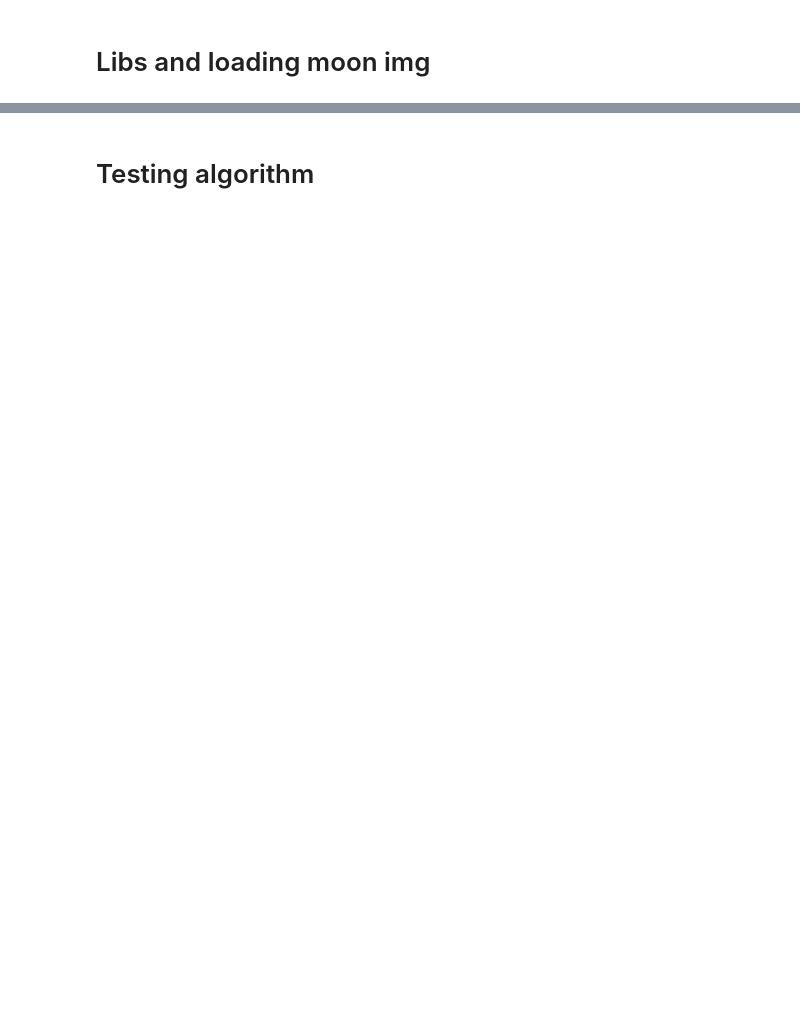
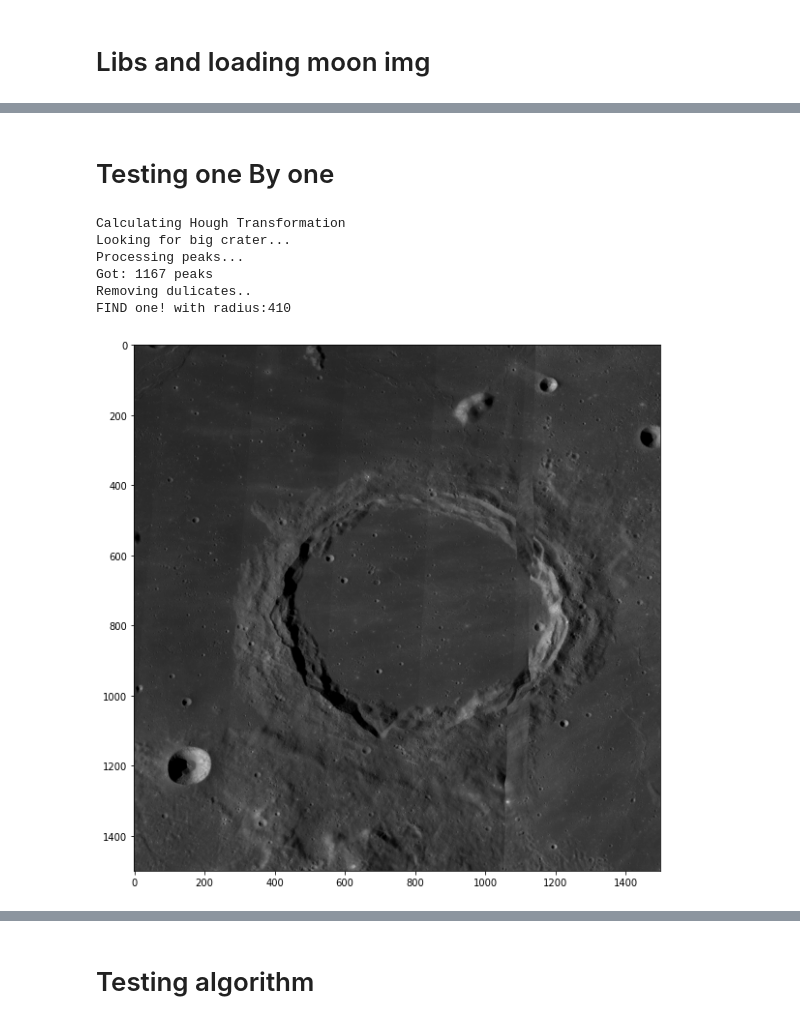
Before and after one commit to stanislav215/computer_vision, a Jupyter notebook: task3/task3.ipynb, the cells around one changed output, grey strips where cells are left out. Drawn from its saved outputs; the diff is of its cells as text; code cells hidden in the pictures; blank space fills up the shorter version.

```diff
--- a/task3/task3.ipynb
+++ b/task3/task3.ipynb
@@ -10,5 +10,9 @@ from skimage.filters import edges
 from skimage.draw import circle
 from skimage.color import gray2rgb
 import time
+img_big = io.imread("./drive/MyDrive/mesiac.tif")
+position_x = 8000
+position_y = 15500
+cut_img = img_big[position_x:9500,position_y:17000]
 # %%
 #TODO: recalculate position to big MOON picture
@@ -16,0 +25,16 @@ img_big = io.imread("./drive/MyDrive/mesiac.tif")
+# %% [markdown]
+# Testing one By one
+# %%
+mask = processCutImage(cut_img)
+figure(figsize=(20,10))
+imshow(cut_img,cmap = "gray")
+res = getBigCrater(mask,cut_img,np.arange(400, 500, 10))
+BC_img,BC_img_pos,BC_circle,mask = res
+# %% [output]
+Calculating Hough Transformation
+Looking for big crater...
+Processing peaks...
+Got: 1167 peaks
+Removing dulicates..
+FIND one! with radius:410
+[figure, added]
```
Also changed, not shown: parts of 32 cells of this notebook.
